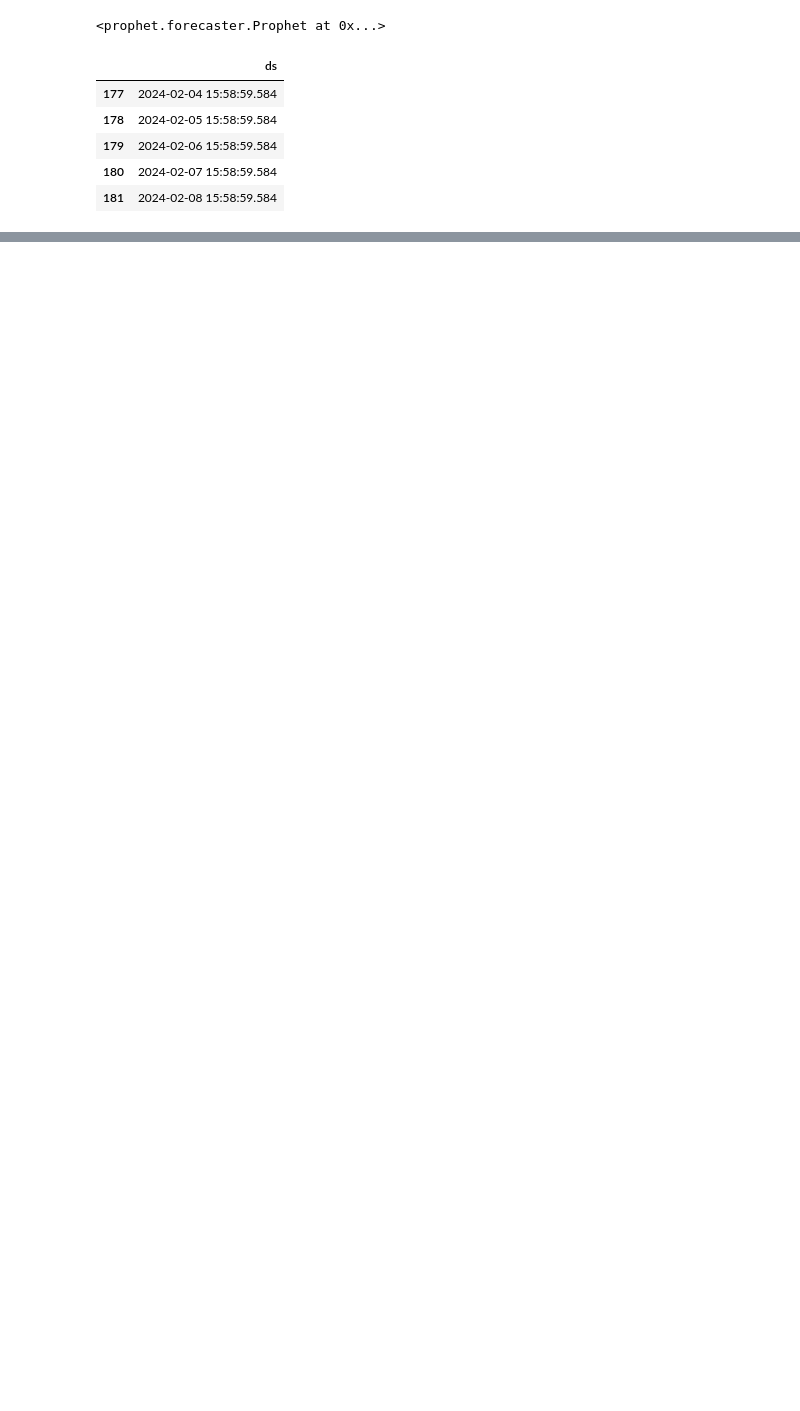
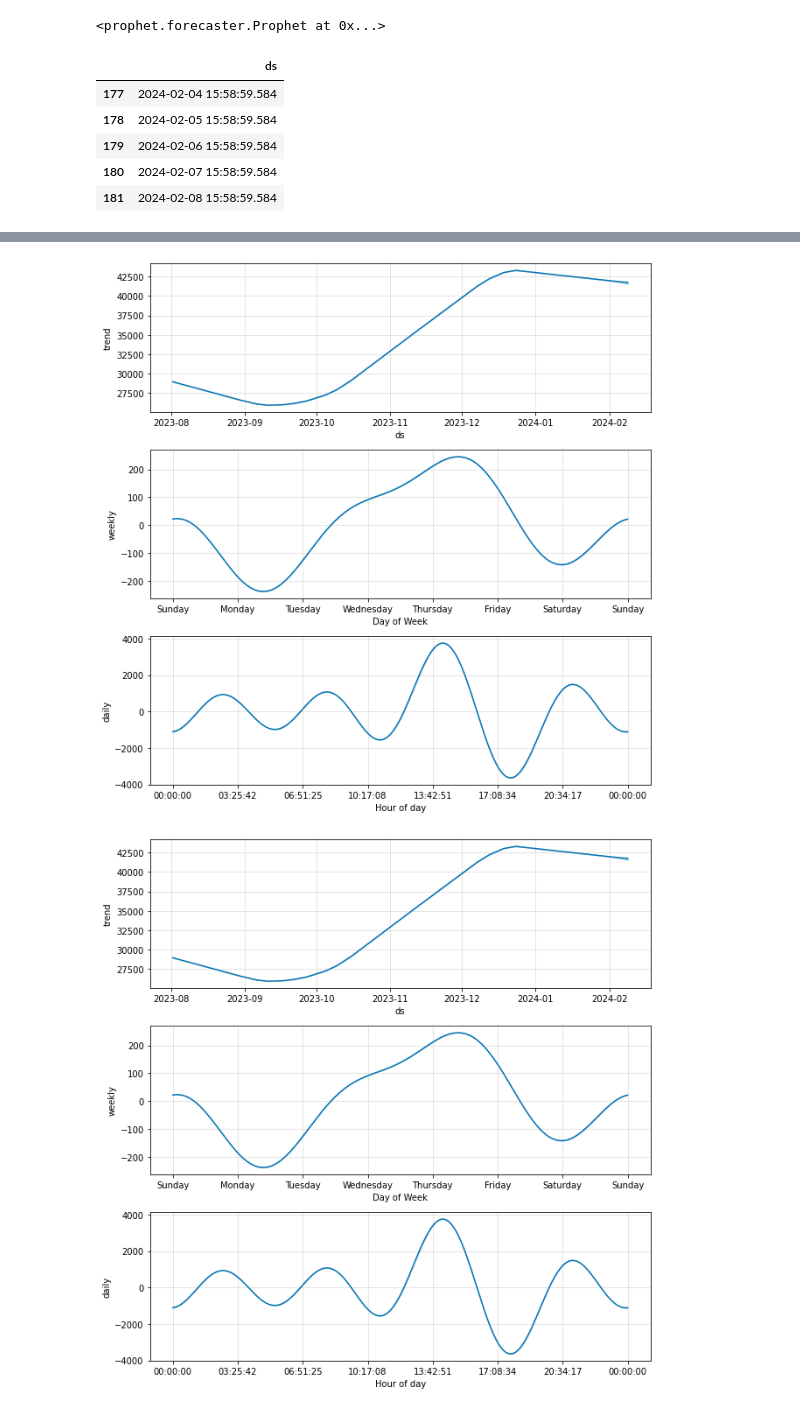
Before and after one commit to kennywang112/Bitcoin-Prediction, a Jupyter notebook: Prophet.ipynb, the cells around one changed output, grey strips where cells are left out. Drawn from its saved outputs; the diff is of its cells as text; code cells hidden in the pictures; blank space fills up the shorter version.

```diff
--- a/Prophet.ipynb
+++ b/Prophet.ipynb
@@ -120,0 +127,5 @@ fig1 = model.plot(forecast)
+# %%
+model.plot_components(forecast)
+# %% [output]
+[figure, added]
+[figure, added]
```
Also changed, not shown: parts of 12 cells of this notebook, 1 other file.
